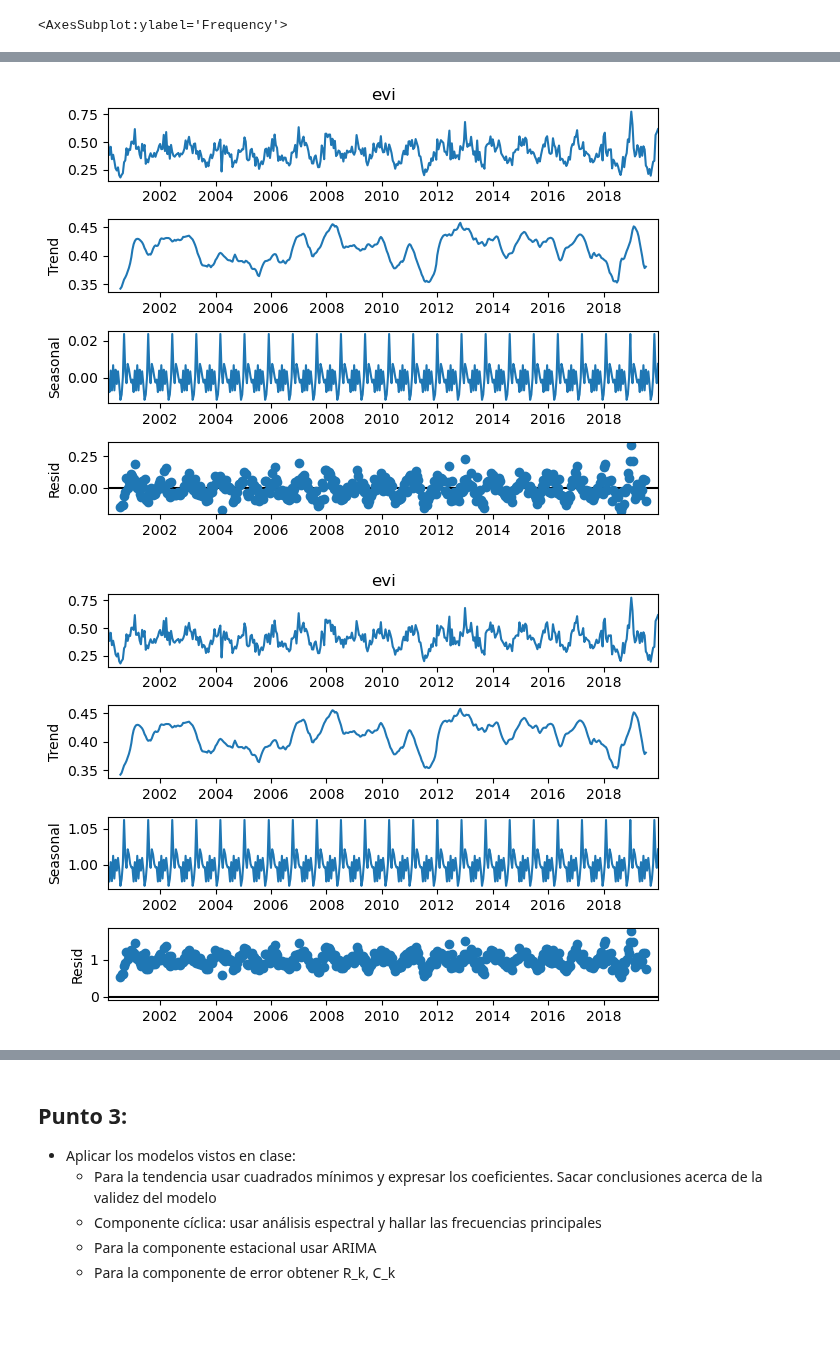
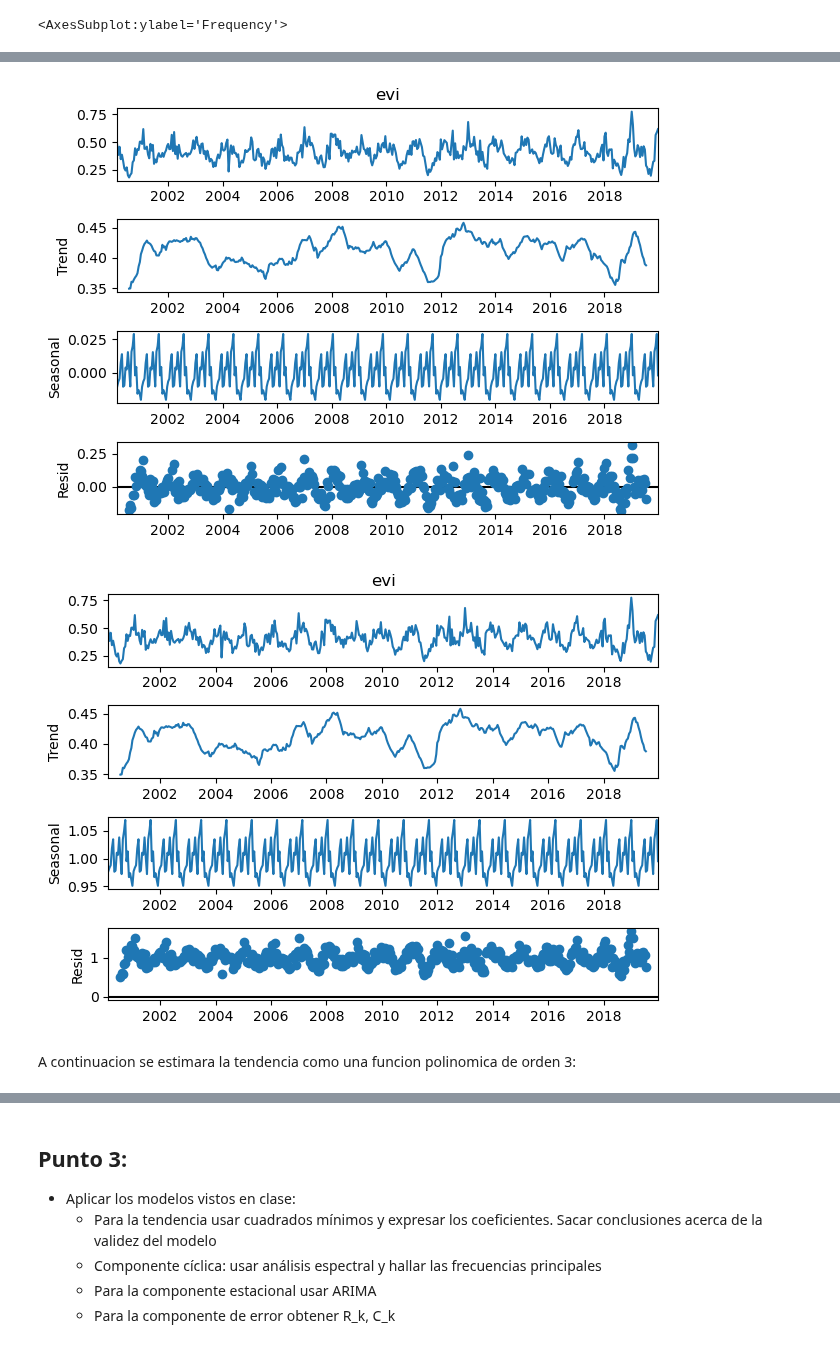
Before and after one commit to AguAcerbo/Carrera-de-Especializacion-en-IA, a Jupyter notebook: B5-Time_Series_Analysis/Trabajo Final TSA/Trabajo Final TSA.ipynb, the cells around one changed output, grey strips where cells are left out. Cells and saved outputs as stored; diff of their text form; code cells hidden in the pictures; blank space fills up the shorter version.

```diff
--- a/B5-Time_Series_Analysis/Trabajo Final TSA/Trabajo Final TSA.ipynb
+++ b/B5-Time_Series_Analysis/Trabajo Final TSA/Trabajo Final TSA.ipynb
@@ -15,9 +16,9 @@ import statsmodels.api as sm
 # %% [output]
 Using matplotlib backend: Qt5Agg
 # %%
-PATH = r'C:\Users\agust\Documents\GitHub\Carrera-de-Especializacion-en-IA\B5-Time_Series_Analysis\Trabajo Final TSA'
+PATH = r'C:\Users\agust\Documents'
 # %%
-DATASET = r'\soybean_southamerica_mod13q1_evi_2000_2019.csv'
+DATASET = r'\Datasets\soybean_southamerica_mod13q1_evi_2000_2019.csv'
 # %%
 data = pd.read_csv(PATH+DATASET)
 # %%
@@ -68,7 +69,7 @@ fid_14880.drop(labels=['fid', 'timestamp'], axis=1, inplace=True)
 # %% [markdown]
 Se convierte la columna Date en tipo 'datetime'
 # %%
-fid_14880['date'] = pd.to_datetime(fid_14880['date'], format="%Y-%m-%d %H:%M:%S")
+fid_14880['date'] = pd.to_datetime(fid_14880['date'], format="%Y-%m-%d")
 # %%
 fid_14880.info()
 # %% [output]
@@ -134,13 +161,15 @@ plt.grid()
 plt.show()
 # %%
 # Additive
-addit = sm.tsa.seasonal_decompose(fid_14880_2, model='additive', period = 20)
+addit = sm.tsa.seasonal_decompose(fid_14880_2, model='additive', period = 21)
 addit.plot()
 # %% [output]
-[figure, old version]
+[figure, new version]
 # %%
 # Multiplicative
-mult = sm.tsa.seasonal_decompose(fid_14880_2, model='multiplicative', period = 20)
+mult = sm.tsa.seasonal_decompose(fid_14880_2, model='multiplicative', period = 21)
 mult.plot()
 # %% [output]
-[figure, old version]
+[figure, new version]
+# %% [markdown]
+A continuacion se estimara la tendencia como una funcion polinomica de orden 3:
```
Also changed, not shown: parts of 15 cells of this notebook.
